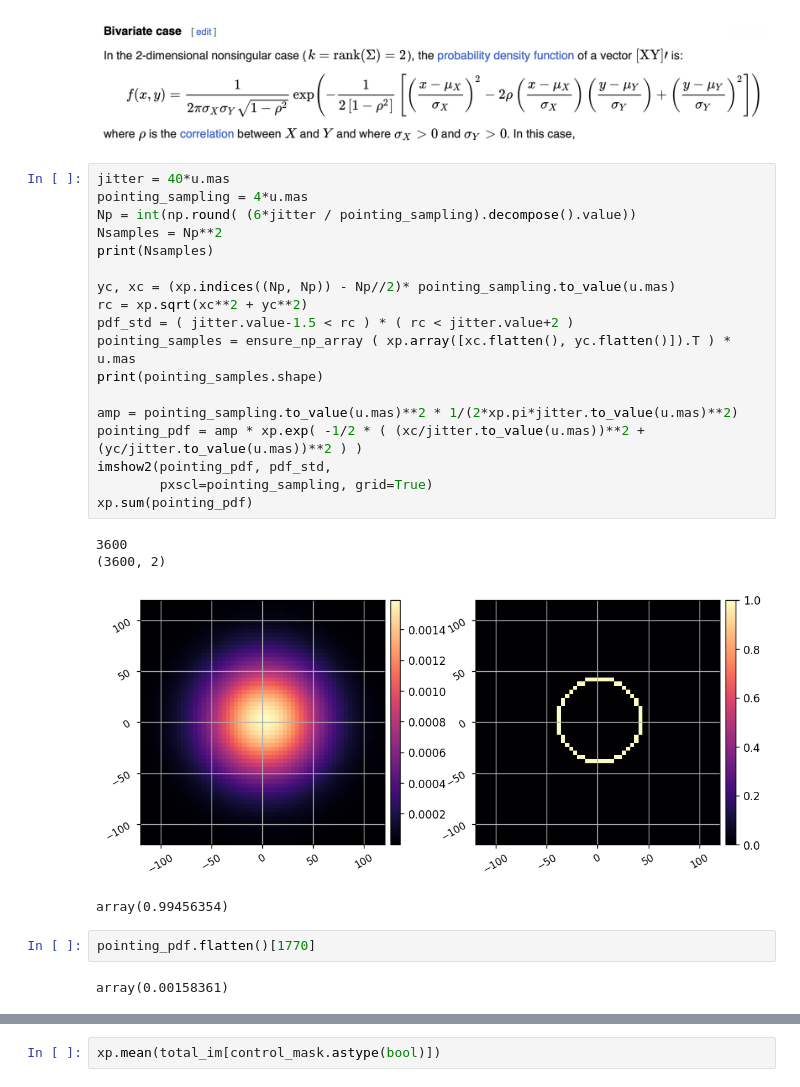
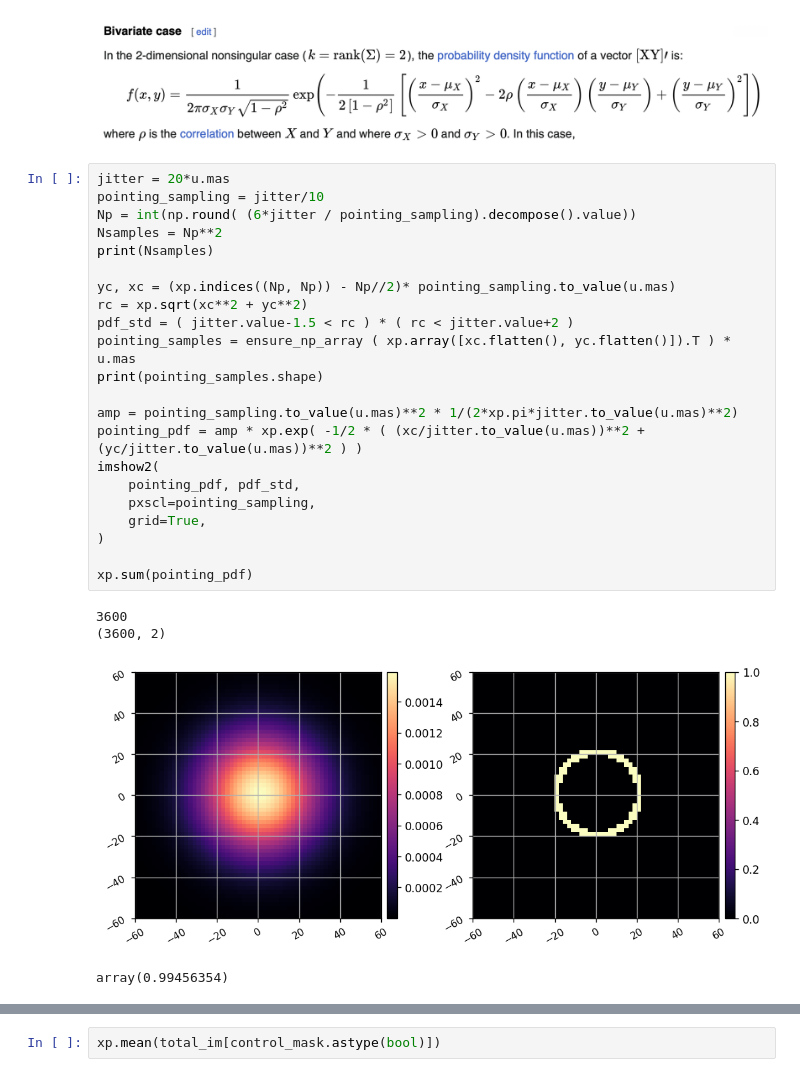
Before and after one commit to kian1377/esc-fresnel, a Jupyter notebook: notebooks/esc_fresnel_beamwalk.ipynb, the cells around one changed output, grey strips where cells are left out. Cells and saved outputs as stored; diff of their text form.

```diff
--- a/notebooks/esc_fresnel_beamwalk.ipynb
+++ b/notebooks/esc_fresnel_beamwalk.ipynb
@@ -231,29 +243,29 @@ $[0.046851672,~0.047106864] \; \mathrm{mm}$
 # %% [markdown]
 ![image.png](attachment:image.png)
 # %%
-jitter = 40*u.mas
-pointing_sampling = 4*u.mas
+jitter = 20*u.mas
+pointing_sampling = jitter/10
 Np = int(np.round( (6*jitter / pointing_sampling).decompose().value))
 Nsamples = Np**2
 print(Nsamples)
 
 yc, xc = (xp.indices((Np, Np)) - Np//2)* pointing_sampling.to_value(u.mas)
 rc = xp.sqrt(xc**2 + yc**2)
 pdf_std = ( jitter.value-1.5 < rc ) * ( rc < jitter.value+2 )
 pointing_samples = ensure_np_array ( xp.array([xc.flatten(), yc.flatten()]).T ) * u.mas
 print(pointing_samples.shape)
 
 amp = pointing_sampling.to_value(u.mas)**2 * 1/(2*xp.pi*jitter.to_value(u.mas)**2)
 pointing_pdf = amp * xp.exp( -1/2 * ( (xc/jitter.to_value(u.mas))**2 + (yc/jitter.to_value(u.mas))**2 ) )
-imshow2(pointing_pdf, pdf_std,
-        pxscl=pointing_sampling, grid=True)
+imshow2(
+    pointing_pdf, pdf_std,
+    pxscl=pointing_sampling,
+    grid=True,
+)
+
 xp.sum(pointing_pdf)
 # %% [output]
 3600
 (3600, 2)
-[figure, old version]
+[figure, new version]
 array(0.99456354)
-# %%
-pointing_pdf.flatten()[1770]
-# %% [output]
-array(0.00158361)
```
Also changed, not shown: parts of 9 cells of this notebook, 1 other file.
